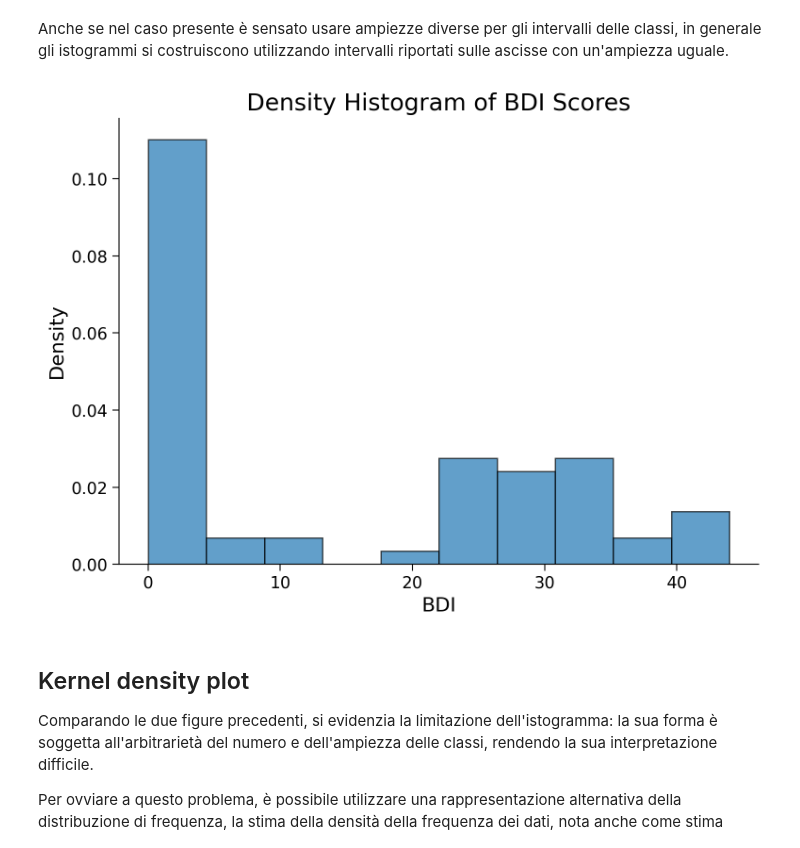
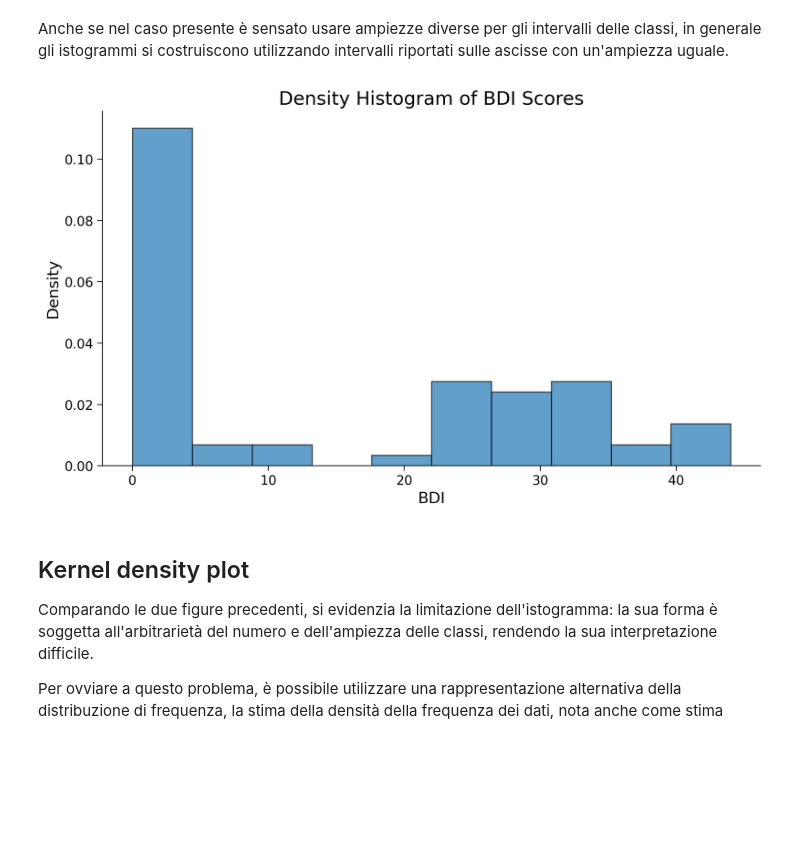
Before and after one commit to ccaudek/ds4psy, a Jupyter notebook: chapter_2/03_freq_distr.ipynb, the cells around one changed output. Saved outputs shown, nothing was run; the diff lists cells and outputs as text; code cells hidden in the pictures; blank space fills up the shorter version.

```diff
--- a/chapter_2/03_freq_distr.ipynb
+++ b/chapter_2/03_freq_distr.ipynb
@@ -383,13 +384,14 @@ plt.show()
 # %% [markdown]
 Anche se nel caso presente è sensato usare ampiezze diverse per gli intervalli delle classi, in generale gli istogrammi si costruiscono utilizzando intervalli riportati sulle ascisse con un'ampiezza uguale.
 # %%
+plt.figure(figsize=(10, 6))
 plt.hist(df["bdi"], density=True, edgecolor="black", alpha=0.7)
 plt.xlabel("BDI")
 plt.ylabel("Density")
 plt.title("Density Histogram of BDI Scores")
 plt.show()
 # %% [output]
-[figure, old version]
+[figure, new version]
 # %% [markdown]
 ## Kernel density plot
 
```
Also changed, not shown: parts of 11 cells of this notebook, 14 other files.
